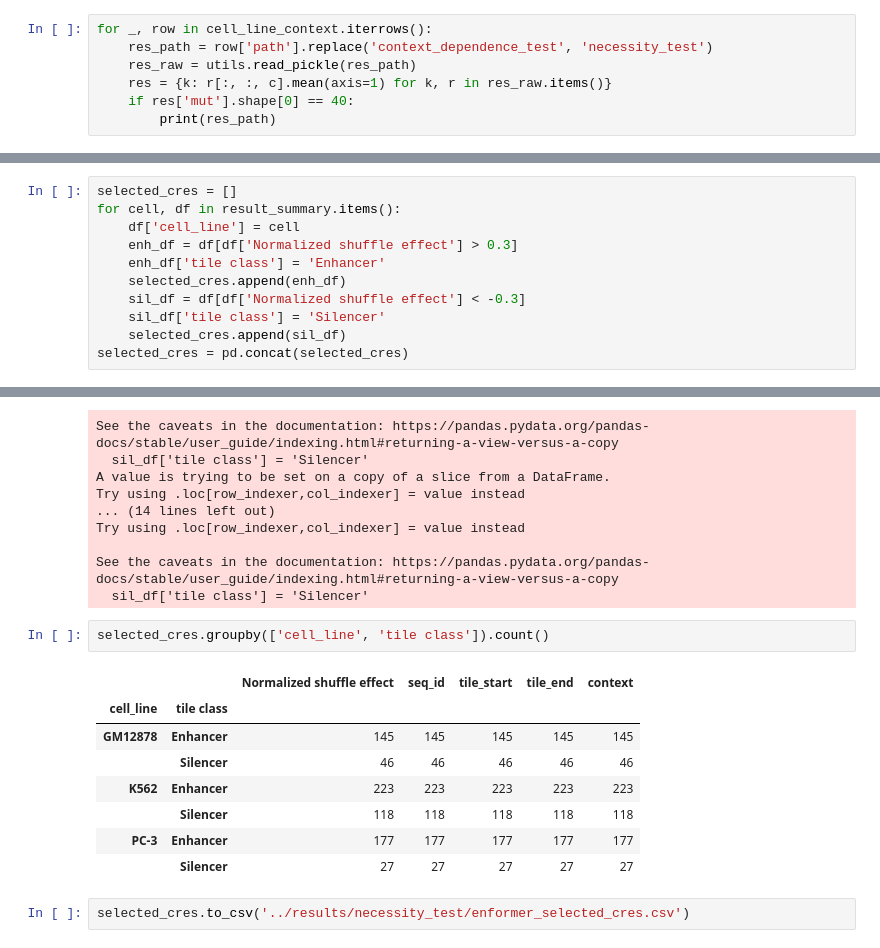
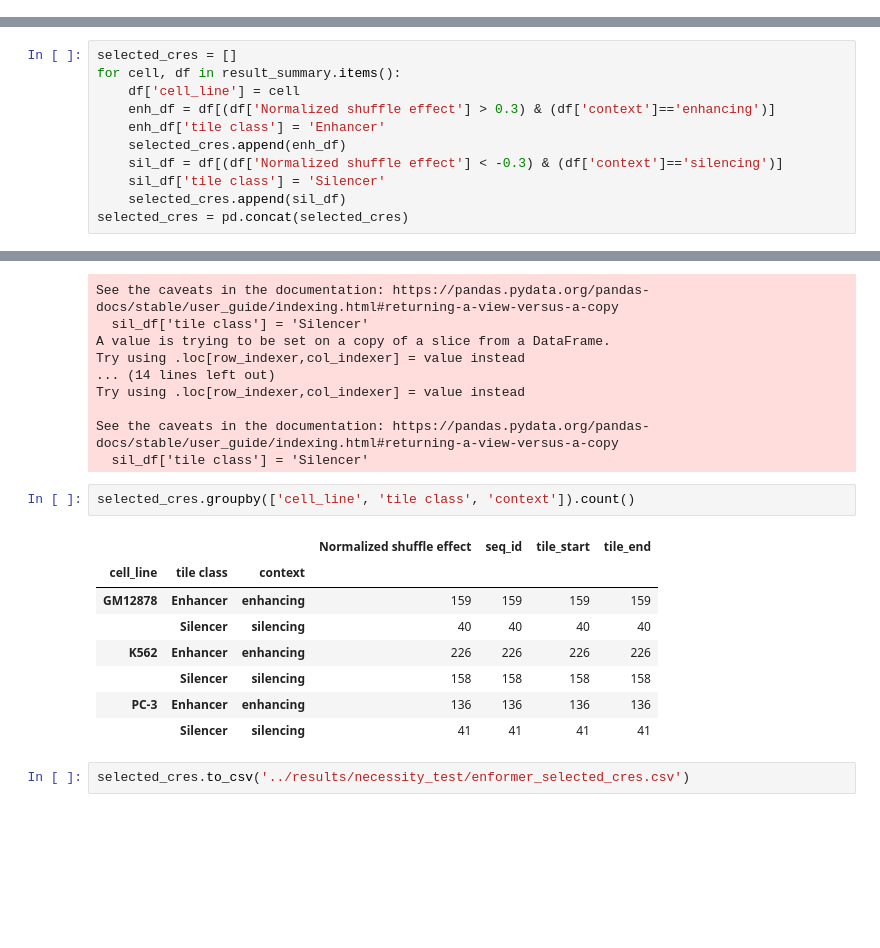
Before and after one commit to p-koo/creme-nn, a Jupyter notebook: figures/sufficiency_necessity.ipynb, the cells around one changed output, grey strips where cells are left out. Saved outputs shown, nothing was run; the diff lists cells and outputs as text; blank space fills up the shorter version.

```diff
--- a/figures/sufficiency_necessity.ipynb
+++ b/figures/sufficiency_necessity.ipynb
@@ -28,10 +28,3 @@ target_df = pd.read_csv(f'../data/enformer_targets_human.txt', sep='\t')
 cell_lines = [utils.clean_cell_name(target_df.iloc[t]['description']) for t in track_index]
 tile_coords = pd.read_csv('../old_results//sufficiency_test/enformer/tile_coordinates.csv', index_col='Unnamed: 0').T
 cre_tile_coords = tile_coords.loc[[t for t in tile_coords.index if 'tss' not in t]]
-# %%
-for _, row in cell_line_context.iterrows():
-    res_path = row['path'].replace('context_dependence_test', 'necessity_test')
-    res_raw = utils.read_pickle(res_path)
-    res = {k: r[:, :, c].mean(axis=1) for k, r in res_raw.items()}
-    if res['mut'].shape[0] == 40:
-        print(res_path)
@@ -122,10 +114,10 @@ for cell, df in result_summary.items():
 selected_cres = []
 for cell, df in result_summary.items():
     df['cell_line'] = cell
-    enh_df = df[df['Normalized shuffle effect'] > 0.3]
+    enh_df = df[(df['Normalized shuffle effect'] > 0.3) & (df['context']=='enhancing')]
     enh_df['tile class'] = 'Enhancer'
     selected_cres.append(enh_df)
-    sil_df = df[df['Normalized shuffle effect'] < -0.3]
+    sil_df = df[(df['Normalized shuffle effect'] < -0.3) & (df['context']=='silencing')]
     sil_df['tile class'] = 'Silencer'
     selected_cres.append(sil_df)
 selected_cres = pd.concat(selected_cres)
@@ -148,16 +140,16 @@ Try using .loc[row_indexer,col_indexer] = value instead
 See the caveats in the documentation: https://pandas.pydata.org/pandas-docs/stable/user_guide/indexing.html#returning-a-view-versus-a-copy
   sil_df['tile class'] = 'Silencer'
 # %%
-selected_cres.groupby(['cell_line', 'tile class']).count()
+selected_cres.groupby(['cell_line', 'tile class', 'context']).count()
 # %% [output]
-|  |  | Normalized shuffle effect | seq_id | tile_start | tile_end | context |
-| cell_line | tile class |  |  |  |  |  |
-| GM12878 | Enhancer | 145 | 145 | 145 | 145 | 145 |
-|  | Silencer | 46 | 46 | 46 | 46 | 46 |
-| K562 | Enhancer | 223 | 223 | 223 | 223 | 223 |
-|  | Silencer | 118 | 118 | 118 | 118 | 118 |
-| PC-3 | Enhancer | 177 | 177 | 177 | 177 | 177 |
-|  | Silencer | 27 | 27 | 27 | 27 | 27 |
+|  |  |  | Normalized shuffle effect | seq_id | tile_start | tile_end |
+| cell_line | tile class | context |  |  |  |  |
+| GM12878 | Enhancer | enhancing | 159 | 159 | 159 | 159 |
+|  | Silencer | silencing | 40 | 40 | 40 | 40 |
+| K562 | Enhancer | enhancing | 226 | 226 | 226 | 226 |
+|  | Silencer | silencing | 158 | 158 | 158 | 158 |
+| PC-3 | Enhancer | enhancing | 136 | 136 | 136 | 136 |
+|  | Silencer | silencing | 41 | 41 | 41 | 41 |
 # %%
 selected_cres.to_csv('../results/necessity_test/enformer_selected_cres.csv')
 # %% [markdown]
```
Also changed, not shown: parts of 29 cells of this notebook, 16 other files.
